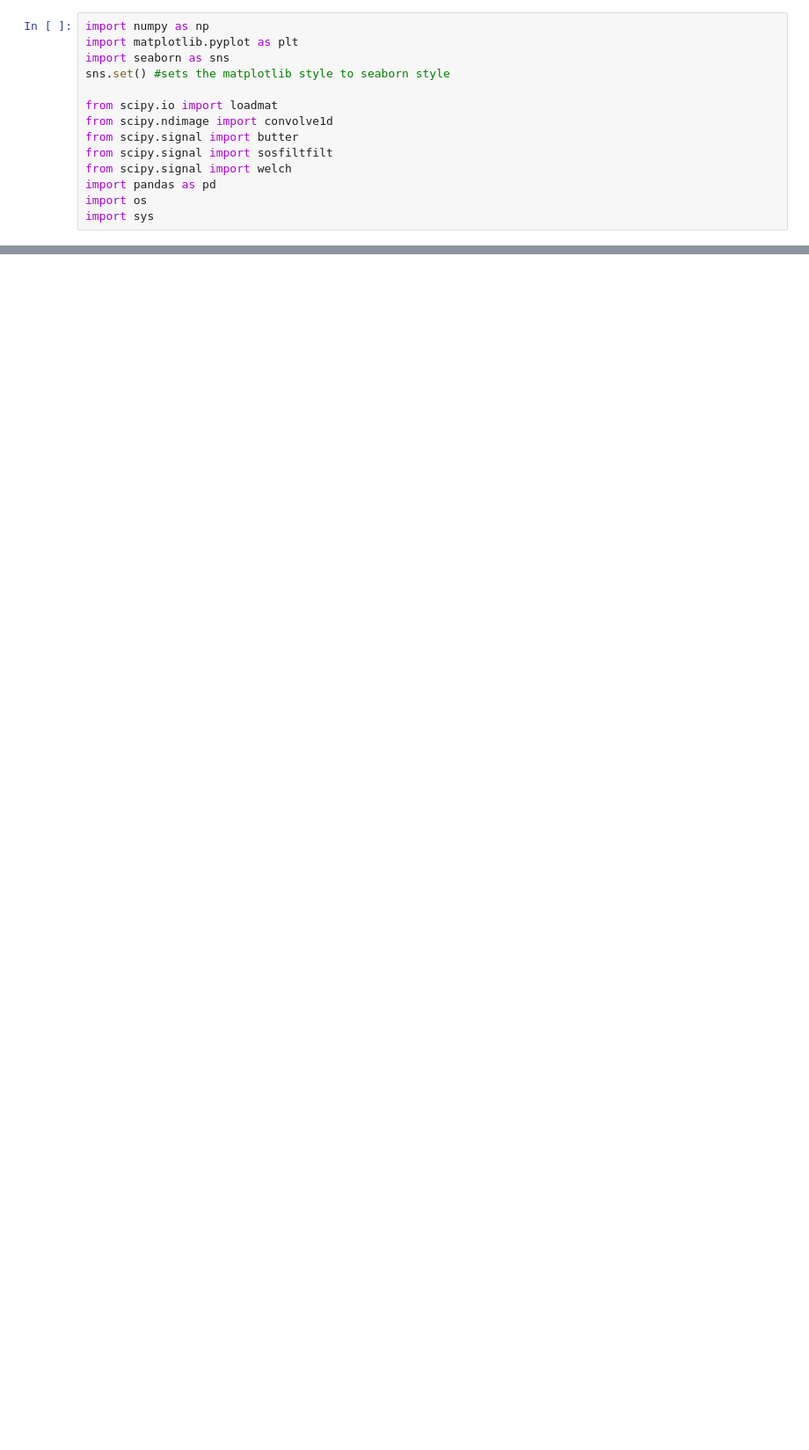
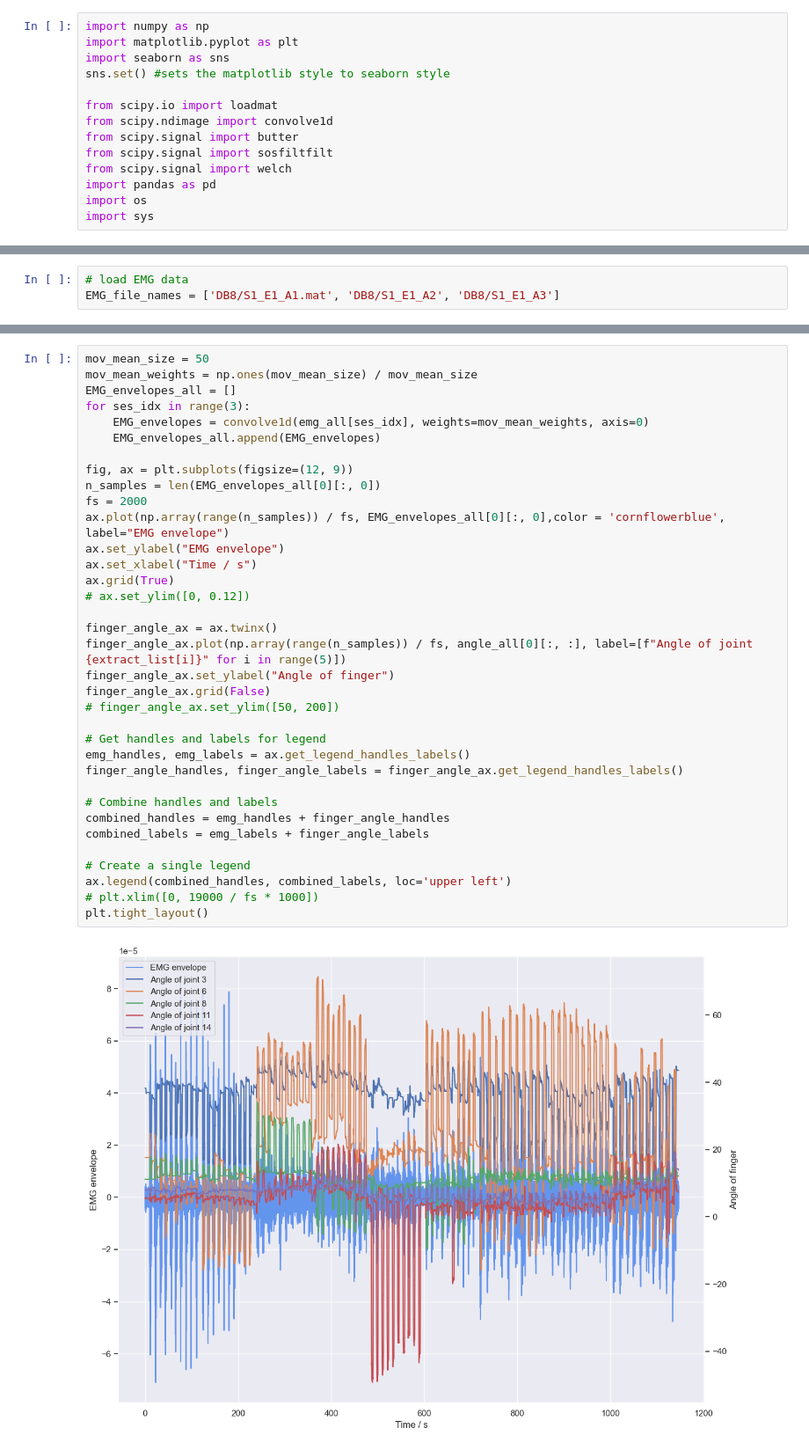
Before and after one commit to YuanshengZhou309/NSSP_Project2, a Jupyter notebook: Miniproject2_Part3.ipynb, the cells around one changed output, grey strips where cells are left out. Shown at 88% size. Saved outputs shown, nothing was run; the diff lists cells and outputs as text; blank space fills up the shorter version.

```diff
--- a/Miniproject2_Part3.ipynb
+++ b/Miniproject2_Part3.ipynb
@@ -431,0 +17,3 @@ To evaluate stability, you can compute performance metrics for each finger angle
+# %%
+# load EMG data
+EMG_file_names = ['DB8/S1_E1_A1.mat', 'DB8/S1_E1_A2', 'DB8/S1_E1_A3']
@@ -431,0 +80,37 @@ To evaluate stability, you can compute performance metrics for each finger angle
+# %%
+mov_mean_size = 50
+mov_mean_weights = np.ones(mov_mean_size) / mov_mean_size
+EMG_envelopes_all = []
+for ses_idx in range(3):
+    EMG_envelopes = convolve1d(emg_all[ses_idx], weights=mov_mean_weights, axis=0)
+    EMG_envelopes_all.append(EMG_envelopes)
+
+fig, ax = plt.subplots(figsize=(12, 9))
+n_samples = len(EMG_envelopes_all[0][:, 0])
+fs = 2000
+ax.plot(np.array(range(n_samples)) / fs, EMG_envelopes_all[0][:, 0],color = 'cornflowerblue', label="EMG envelope")
+ax.set_ylabel("EMG envelope")
+ax.set_xlabel("Time / s")
+ax.grid(True)
+# ax.set_ylim([0, 0.12])
+
+finger_angle_ax = ax.twinx()
+finger_angle_ax.plot(np.array(range(n_samples)) / fs, angle_all[0][:, :], label=[f"Angle of joint {extract_list[i]}" for i in range(5)])
+finger_angle_ax.set_ylabel("Angle of finger")
+finger_angle_ax.grid(False)
+# finger_angle_ax.set_ylim([50, 200])
+
+# Get handles and labels for legend
+emg_handles, emg_labels = ax.get_legend_handles_labels()
+finger_angle_handles, finger_angle_labels = finger_angle_ax.get_legend_handles_labels()
+
+# Combine handles and labels
+combined_handles = emg_handles + finger_angle_handles
+combined_labels = emg_labels + finger_angle_labels
+
+# Create a single legend
+ax.legend(combined_handles, combined_labels, loc='upper left')
+# plt.xlim([0, 19000 / fs * 1000])
+plt.tight_layout()
+# %% [output]
+[figure, added]
```
Also changed, not shown: parts of 43 cells of this notebook, 2 other files.
